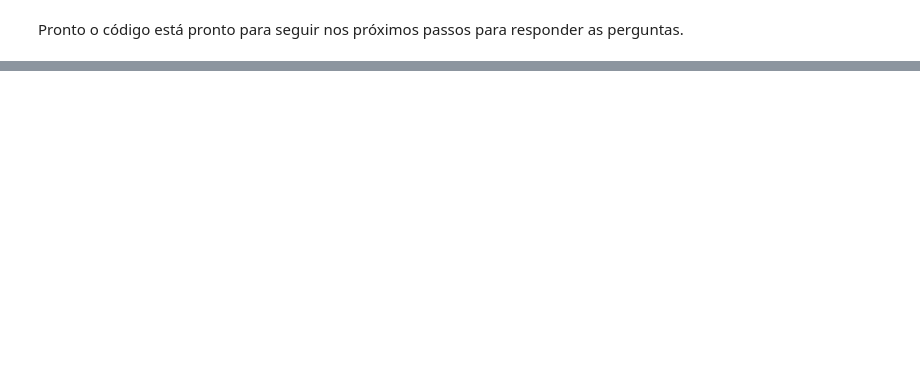
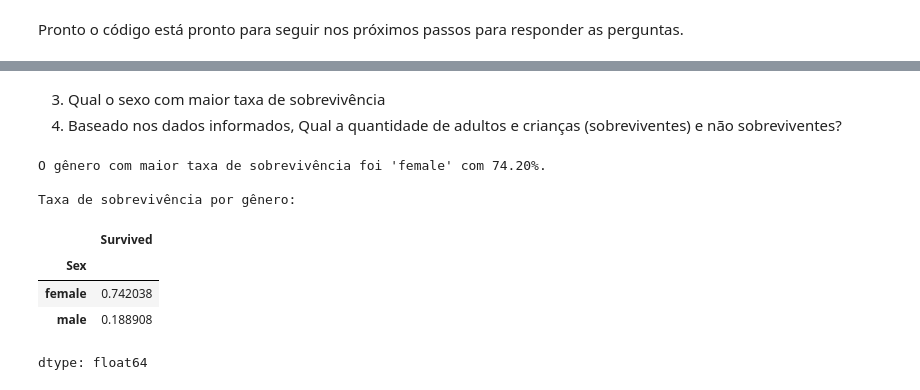
Before and after one commit to devLarissaRodrigues/WoMakersCode-DataAnalytics-DesafiosEmSquad, a Jupyter notebook: desafio7_titanic.ipynb, the cells around one changed output, grey strips where cells are left out. Cells and saved outputs as stored; diff of their text form; code cells hidden in the pictures; blank space fills up the shorter version.

```diff
--- a/desafio7_titanic.ipynb
+++ b/desafio7_titanic.ipynb
@@ -171,0 +198,27 @@ Pronto o código está pronto para seguir nos próximos passos para responder as
+# %% [markdown]
+3.  Qual o sexo com maior taxa de sobrevivência
+4.  Baseado nos dados informados, Qual a quantidade de adultos e crianças (sobreviventes)  e não sobreviventes?
+# %%
+# Calculando a taxa de Sobrevivência por gênero
+
+tx_sobrevivencia_genero = df.groupby('Sex', observed= False)['Survived'].mean()
+
+# Encontrando qual gênero tem a maior taxa de sobrevivência
+
+max_genero = tx_sobrevivencia_genero.idxmax()  # Retorna o índice (gênero) com maior média
+max_valor = tx_sobrevivencia_genero.max()  # Pega o maior valor numérico
+
+# Resposta
+print(f"\nO gênero com maior taxa de sobrevivência foi '{max_genero}' com {max_valor:.2%}.") # formatação apenas no print final
+
+print(f"\nTaxa de sobrevivência por gênero:")
+tx_sobrevivencia_genero
+# %% [output]
+O gênero com maior taxa de sobrevivência foi 'female' com 74.20%.
+
+Taxa de sobrevivência por gênero:
+|  | Survived |
+| Sex |  |
+| female | 0.742038 |
+| male | 0.188908 |
+dtype: float64
```
Also changed, not shown: parts of 6 cells of this notebook.
